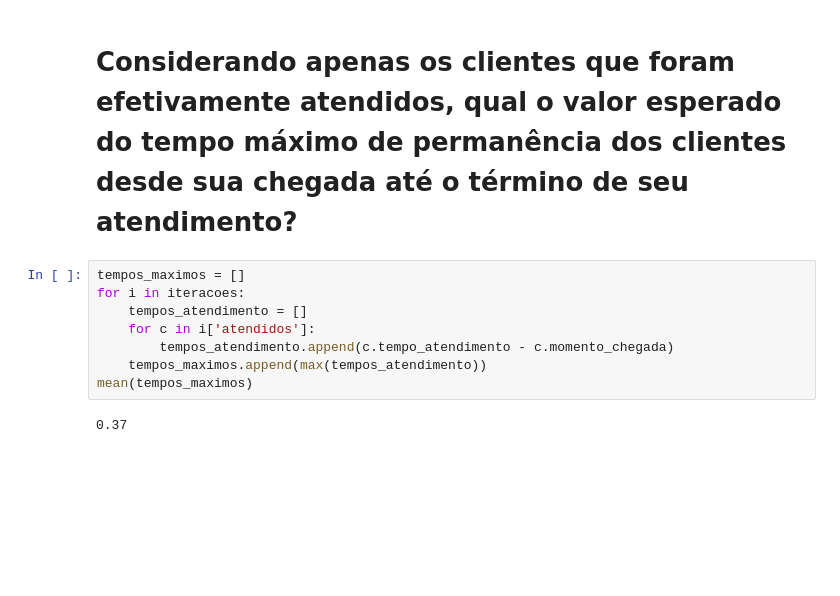
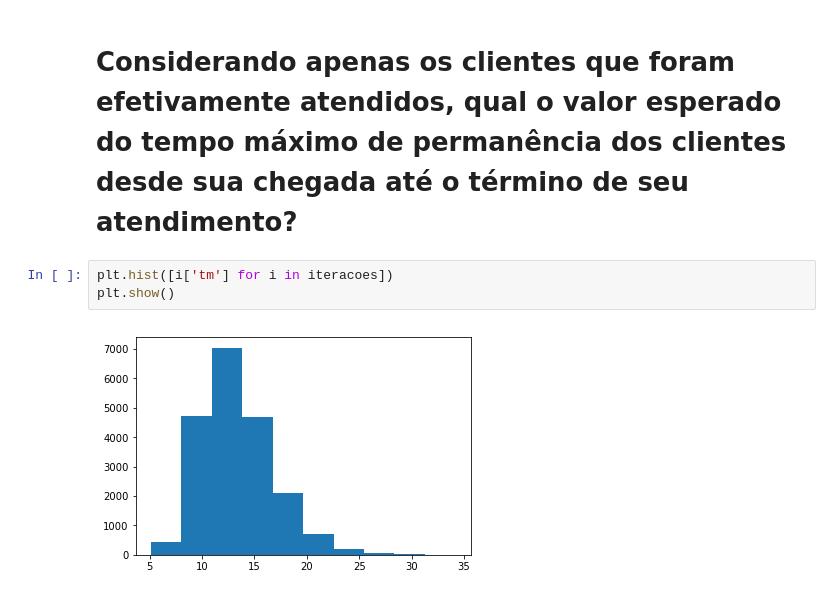
Before and after one commit to laurybueno/Simulacao-de-Atendimentos, a Jupyter notebook: simulacao_de_atendimentos.ipynb, the cells around one changed output. Saved outputs shown, nothing was run; the diff lists cells and outputs as text; blank space fills up the shorter version.

```diff
--- a/simulacao_de_atendimentos.ipynb
+++ b/simulacao_de_atendimentos.ipynb
@@ -116,12 +106,7 @@ plt.show()
 # %% [markdown]
 # Considerando apenas os clientes que foram efetivamente atendidos, qual o valor esperado do tempo máximo de permanência dos clientes desde sua chegada até o término de seu atendimento?
-# %%
-tempos_maximos = []
-for i in iteracoes:
-    tempos_atendimento = []
-    for c in i['atendidos']:
-        tempos_atendimento.append(c.tempo_atendimento - c.momento_chegada)
-    tempos_maximos.append(max(tempos_atendimento))
-mean(tempos_maximos)
-# %% [output]
-0.37
+# %%
+plt.hist([i['tm'] for i in iteracoes])
+plt.show()
+# %% [output]
+[figure, added]
```
Also changed, not shown: parts of 11 cells of this notebook.
